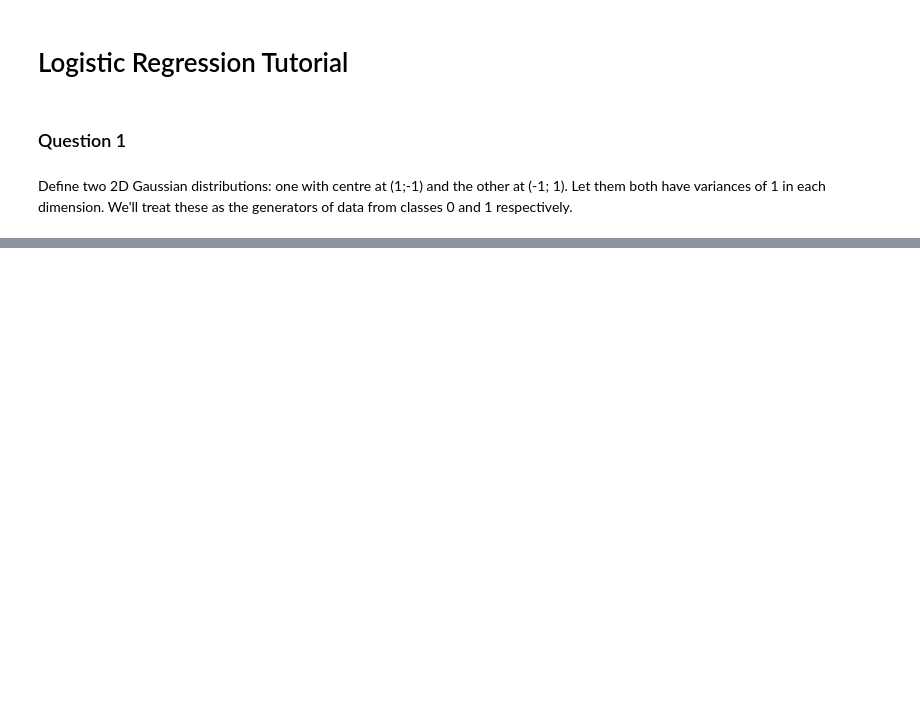
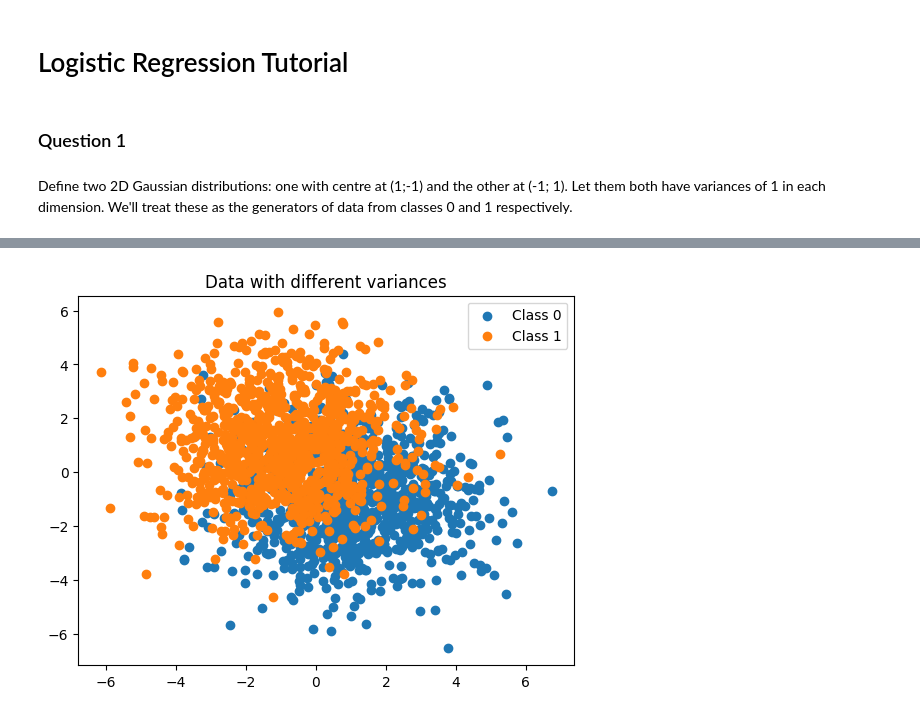
Before and after one commit to muaazbassa/COMS3007A-Machine-Learning, a Jupyter notebook: 5. ML Logistic Regression Tutorial/Logistic Regression.ipynb, the cells around one changed output, grey strips where cells are left out. Saved outputs shown, nothing was run; the diff lists cells and outputs as text; code cells hidden in the pictures; blank space fills up the shorter version.

```diff
--- a/5. ML Logistic Regression Tutorial/Logistic Regression.ipynb
+++ b/5. ML Logistic Regression Tutorial/Logistic Regression.ipynb
@@ -29,0 +54,17 @@ plt.show()
+# %%
+# Define the mean vectors and covariance matrices
+mu_0 = np.array([1, -1])
+mu_1 = np.array([-1, 1])
+cov = np.array([[3, 0], [0, 3]])
+
+# Generate data from the distributions
+data_0 = np.random.multivariate_normal(mu_0, cov, 1000)
+data_1 = np.random.multivariate_normal(mu_1, cov, 1000)
+
+plt.scatter(data_0[:,0], data_0[:,1], label='Class 0')
+plt.scatter(data_1[:,0], data_1[:,1], label='Class 1')
+plt.legend()
+plt.title('Data with different variances')
+plt.show()
+# %% [output]
+[figure, added]
```
Also changed, not shown: parts of 7 cells of this notebook.
